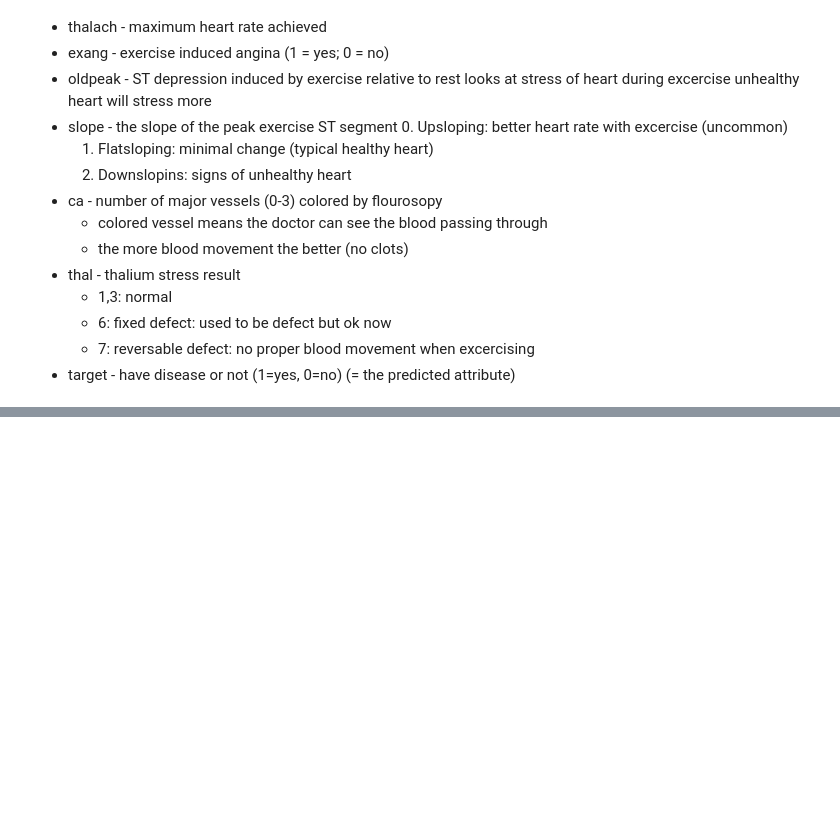
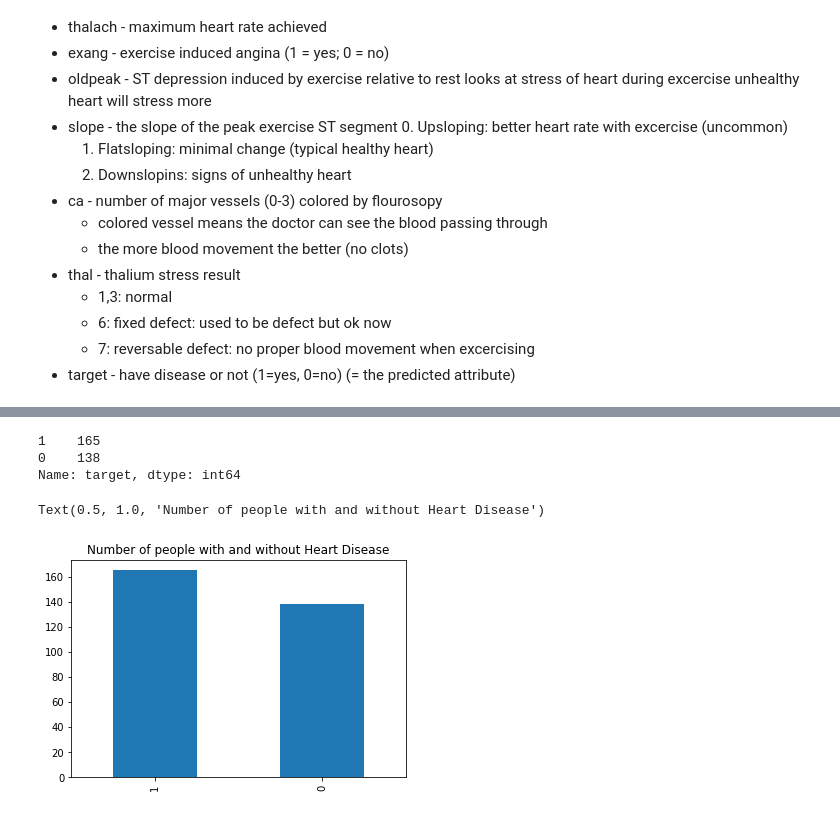
Before and after one commit to Jayk5/ML-project, a Jupyter notebook: Heart Disease detection.ipynb, the cells around one changed output, grey strips where cells are left out. Cells and saved outputs as stored; diff of their text form; code cells hidden in the pictures; blank space fills up the shorter version.

```diff
--- a/Heart Disease detection.ipynb
+++ b/Heart Disease detection.ipynb
@@ -69,0 +85,3 @@ import seaborn as sns
+# %%
+df = pd.read_csv("heart-disease.csv")
+df.shape
@@ -69,0 +110,12 @@ import seaborn as sns
+# %%
+df["target"].value_counts()
+# %% [output]
+1    165
+0    138
+Name: target, dtype: int64
+# %%
+df["target"].value_counts().plot(kind="bar")
+plt.title("Number of people with and without Heart Disease")
+# %% [output]
+Text(0.5, 1.0, 'Number of people with and without Heart Disease')
+[figure, added]
```
Also changed, not shown: parts of 26 cells of this notebook.
